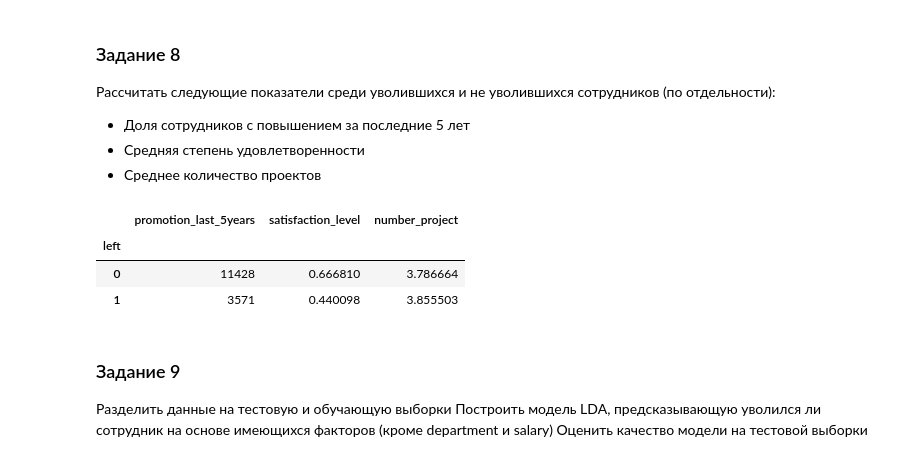
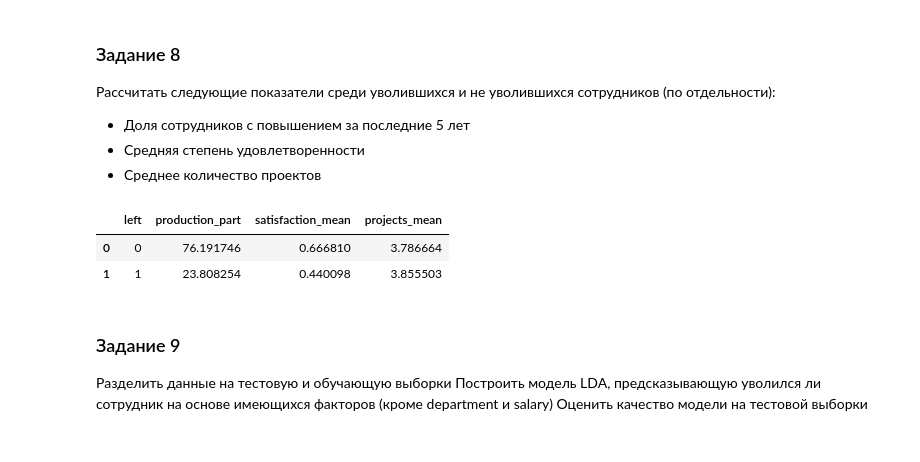
Before and after one commit to IrinaYakovlevaRu/NetologyPython, a Jupyter notebook: Diploma/python_diplom.ipynb, the cells around one changed output. Drawn from its saved outputs; the diff is of its cells as text; code cells hidden in the pictures.

```diff
--- a/Diploma/python_diplom.ipynb
+++ b/Diploma/python_diplom.ipynb
@@ -180,13 +180,18 @@ hr_stats.groupby(['salary']).mean()[['average_montly_hours']]
 - Доля сотрудников с повышением за последние 5 лет
 - Средняя степень удовлетворенности
 - Среднее количество проектов
+# %%
+hr_stats_left_1 = pd.DataFrame(hr_stats['left'].value_counts(normalize=True)*100).reset_index()
+hr_stats_left_1.columns = ['left','production_part']
 # %%
-hr_stats.groupby('left').agg({'promotion_last_5years': 'count', 'satisfaction_level': 'mean', 'number_project': 'mean'})
+hr_stats_left_2 = hr_stats.groupby('left').agg({'satisfaction_level': 'mean', 'number_project': 'mean'}).reset_index()
+hr_stats_left_2.columns = ['left','satisfaction_mean','projects_mean']
-# %% [output]
-|  | promotion_last_5years | satisfaction_level | number_project |
-| left |  |  |  |
-| 0 | 11428 | 0.666810 | 3.786664 |
-| 1 | 3571 | 0.440098 | 3.855503 |
+# %%
+hr_stats_left_1.merge(hr_stats_left_2, how='inner')
+# %% [output]
+|  | left | production_part | satisfaction_mean | projects_mean |
+| 0 | 0 | 76.191746 | 0.666810 | 3.786664 |
+| 1 | 1 | 23.808254 | 0.440098 | 3.855503 |
 # %% [markdown]
 ### Задание 9
 Разделить данные на тестовую и обучающую выборки
```
Also changed, not shown: parts of 1 cell of this notebook.
